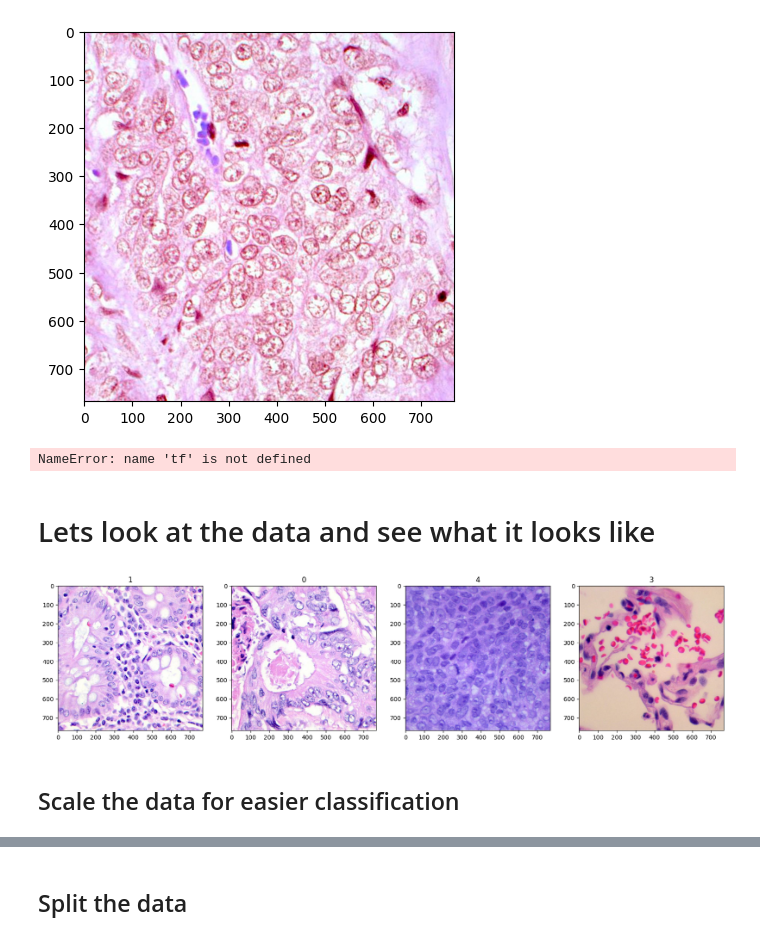
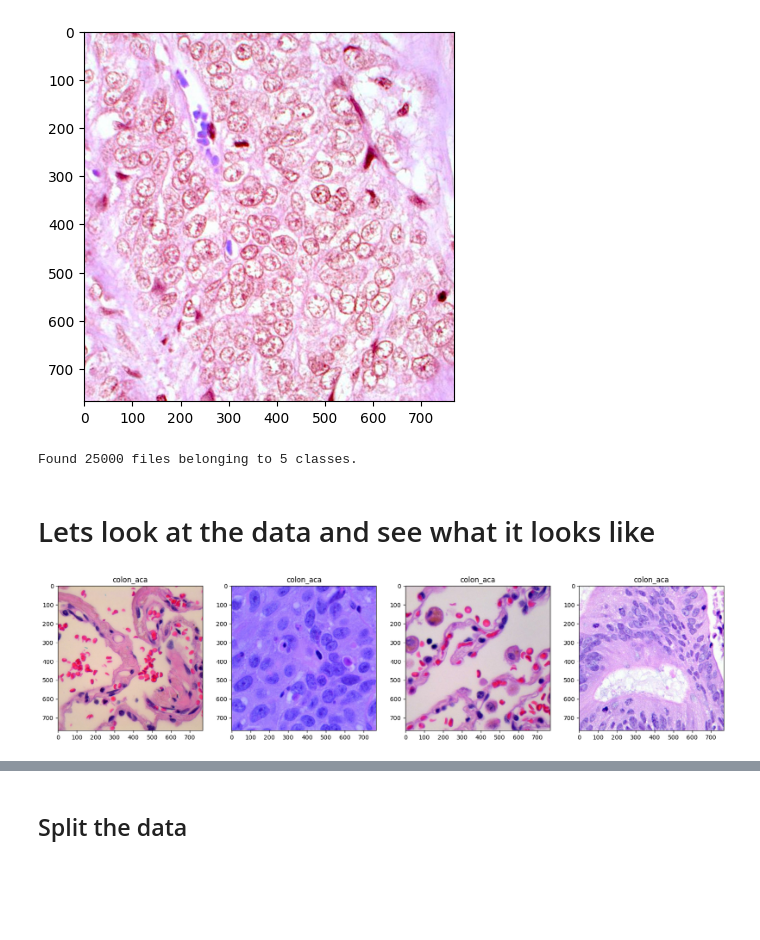
Before and after one commit to shivghosh/Cancer-Classification, a Jupyter notebook: Classifier.ipynb, the cells around one changed output, grey strips where cells are left out. Drawn from its saved outputs; the diff is of its cells as text; code cells hidden in the pictures; blank space fills up the shorter version.

```diff
--- a/Classifier.ipynb
+++ b/Classifier.ipynb
@@ -58,20 +73,19 @@ img.shape
 classifications = ['colon_aca','colon_n','lung_aca','lung_n','lung_scc']
 
 # Load the data
-data = tf.keras.utils.image_dataset_from_directory('lung_colon_image_set',class_names=classifications,shuffle=True)
+data = tf.keras.utils.image_dataset_from_directory('lung_colon_image_set',class_names=classifications,shuffle=True, image_size=(768,768),batch_size=32,labels='inferred')
 # %% [output]
-NameError: name 'tf' is not defined
+Found 25000 files belonging to 5 classes.
 # %% [markdown]
 # Lets look at the data and see what it looks like
 # %%
 data_iterator = data.as_numpy_iterator()
 
 batch = next(data_iterator)
 fig, ax = plt.subplots(ncols=4, figsize=(20,20))
 for idx, img in enumerate(batch[0][:4]):
     ax[idx].imshow(img.astype(int))
-    ax[idx].title.set_text(batch[1][idx])
+    ax[idx].title.set_text(classifications[np.argmax(batch[1][idx], axis=-1)])
+plt.show()
 # %% [output]
-[figure, old version]
+[figure, new version]
-# %% [markdown]
-## Scale the data for easier classification
```
Also changed, not shown: parts of 22 cells of this notebook, 14 other files.
